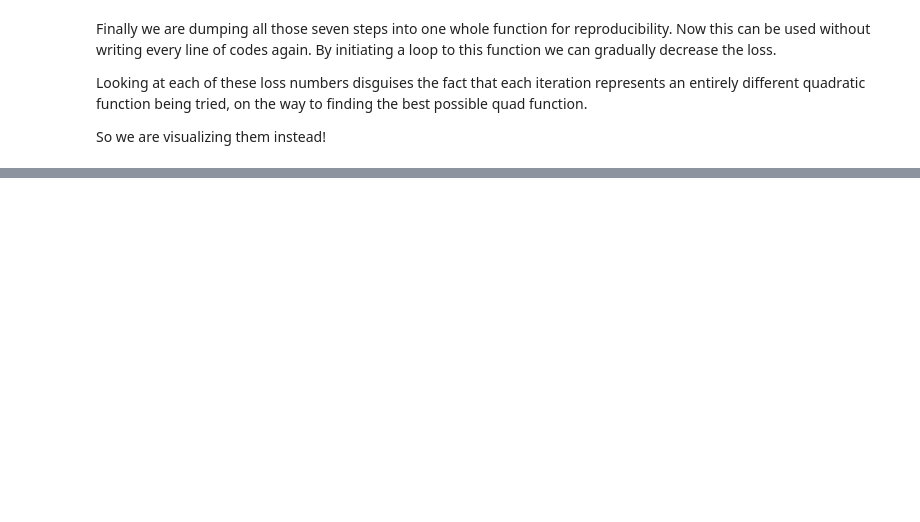
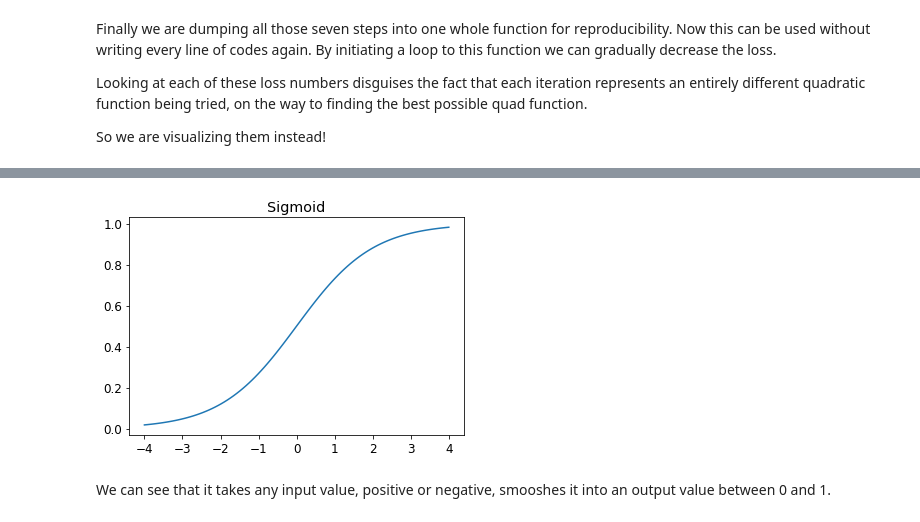
Before and after one commit to ashikshafi08/Learning-Fastai, a Jupyter notebook: Underhood_the_classifier.ipynb, the cells around one changed output, grey strips where cells are left out. Cells and saved outputs as stored; diff of their text form; code cells hidden in the pictures; blank space fills up the shorter version.

```diff
--- a/Underhood_the_classifier.ipynb
+++ b/Underhood_the_classifier.ipynb
@@ -779,0 +1013,8 @@ for ax in axs:
+# %%
+# Example of sigmoid from Pytorch function
+
+plot_function(torch.sigmoid , title='Sigmoid' , min=-4 , max=4)
+# %% [output]
+[figure, added]
+# %% [markdown]
+We can see that it takes any input value, positive or negative, smooshes it into an output value between 0 and 1.
```
Also changed, not shown: parts of 105 cells of this notebook.
